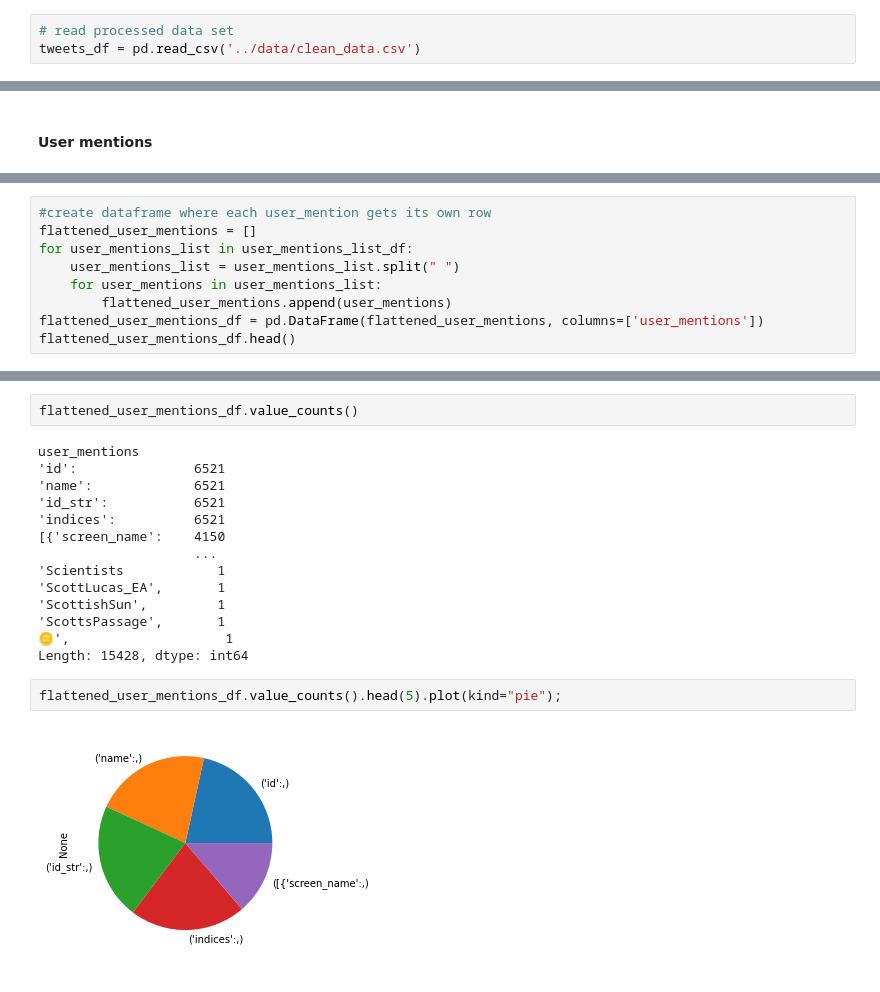
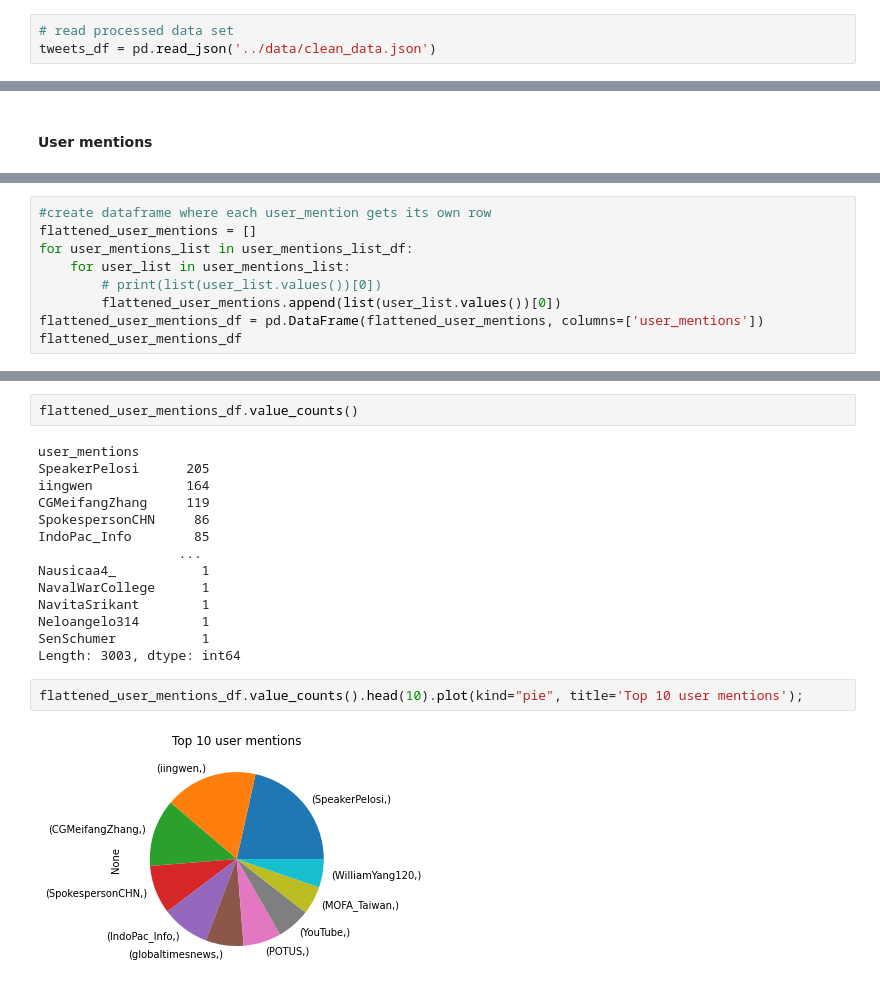
Before and after one commit to Fisseha-Estifanos/Twitter-Data-Analysis, a Jupyter notebook: notebooks/EDA.ipynb, the cells around one changed output, grey strips where cells are left out. Drawn from its saved outputs; the diff is of its cells as text.

Commit message:
EDA: hashtag and user mention updates

```diff
--- a/notebooks/EDA.ipynb
+++ b/notebooks/EDA.ipynb
@@ -16,4 +16,4 @@ from extract_dataframe import TweetDfExtractor
 from clean_tweets_dataframe import Clean_Tweets
 # %%
 # read processed data set
-tweets_df = pd.read_csv('../data/clean_data.csv')
+tweets_df = pd.read_json('../data/clean_data.json')
@@ -405,10 +416,10 @@ Name: user_mentions, Length: 7440, dtype: object
 #create dataframe where each user_mention gets its own row
 flattened_user_mentions = []
 for user_mentions_list in user_mentions_list_df:
-    user_mentions_list = user_mentions_list.split(" ")
-    for user_mentions in user_mentions_list:
-        flattened_user_mentions.append(user_mentions)
+    for user_list in user_mentions_list:
+        # print(list(user_list.values())[0])
+        flattened_user_mentions.append(list(user_list.values())[0])
 flattened_user_mentions_df = pd.DataFrame(flattened_user_mentions, columns=['user_mentions'])
-flattened_user_mentions_df.head()
+flattened_user_mentions_df
 # %% [output]
 |  | user_mentions |
@@ -421,19 +439,19 @@ flattened_user_mentions_df.head()
 flattened_user_mentions_df.value_counts()
 # %% [output]
 user_mentions
-'id':               6521
-'name':             6521
-'id_str':           6521
-'indices':          6521
-[{'screen_name':    4150
-                    ...
-'Scientists            1
-'ScottLucas_EA',       1
-'ScottishSun',         1
-'ScottsPassage',       1
-🪙',                    1
-Length: 15428, dtype: int64
+SpeakerPelosi      205
+iingwen            164
+CGMeifangZhang     119
+SpokespersonCHN     86
+IndoPac_Info        85
+                  ...
+Nausicaa4_           1
+NavalWarCollege      1
+NavitaSrikant        1
+Neloangelo314        1
+SenSchumer           1
+Length: 3003, dtype: int64
 # %%
-flattened_user_mentions_df.value_counts().head(5).plot(kind="pie");
+flattened_user_mentions_df.value_counts().head(10).plot(kind="pie", title='Top 10 user mentions');
 # %% [output]
-[figure, old version]
+[figure, new version]
```
Also changed, not shown: parts of 15 cells of this notebook.
